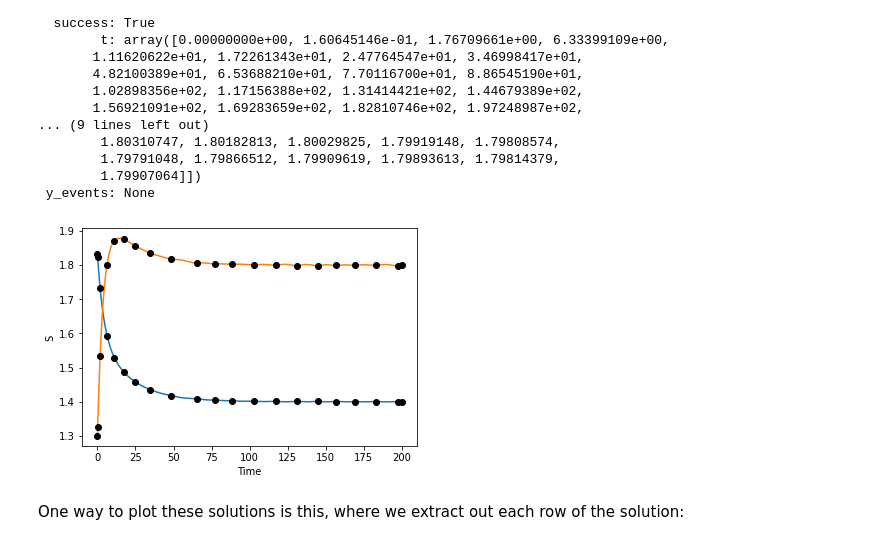
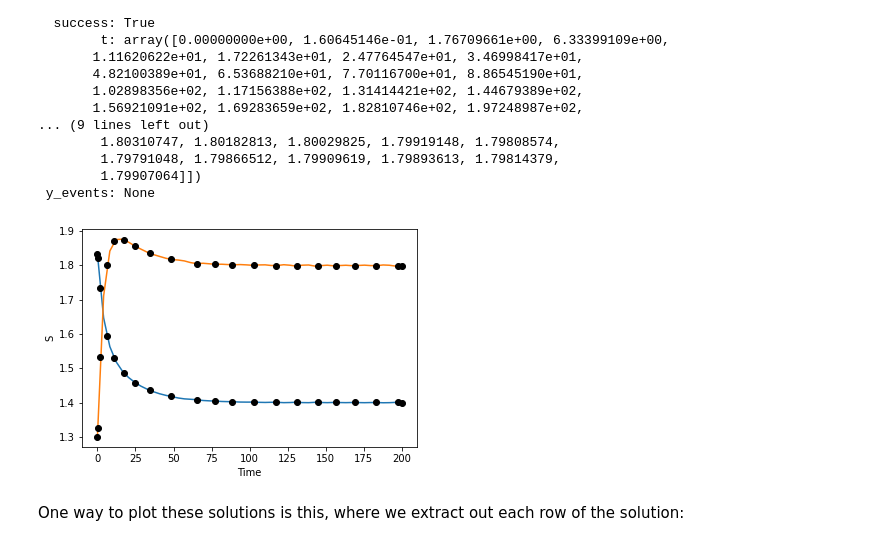
Before and after one commit to jkitchin/f23-06623, a Jupyter notebook: f23-06623/lectures/04-fode-2/04-fode-2.ipynb, the cells around one changed output. Drawn from its saved outputs; the diff is of its cells as text; code cells hidden in the pictures.

```diff
--- a/f23-06623/lectures/04-fode-2/04-fode-2.ipynb
+++ b/f23-06623/lectures/04-fode-2/04-fode-2.ipynb
@@ -328,11 +328,12 @@ sol
         1.79907064]])
  y_events: None
 # %%
-plt.plot(teval, sol.sol(teval).T, sol.t, sol.y.T, "ko")
+t = np.linspace(0, 200)
+plt.plot(t, sol.sol(t).T, sol.t, sol.y.T, "ko")
 plt.xlabel('Time')
 plt.ylabel('S');
 # %% [output]
-[figure, old version]
+[figure, new version]
 # %% [markdown]
 One way to plot these solutions is this, where we extract out each row of the solution:
 # %%
```
